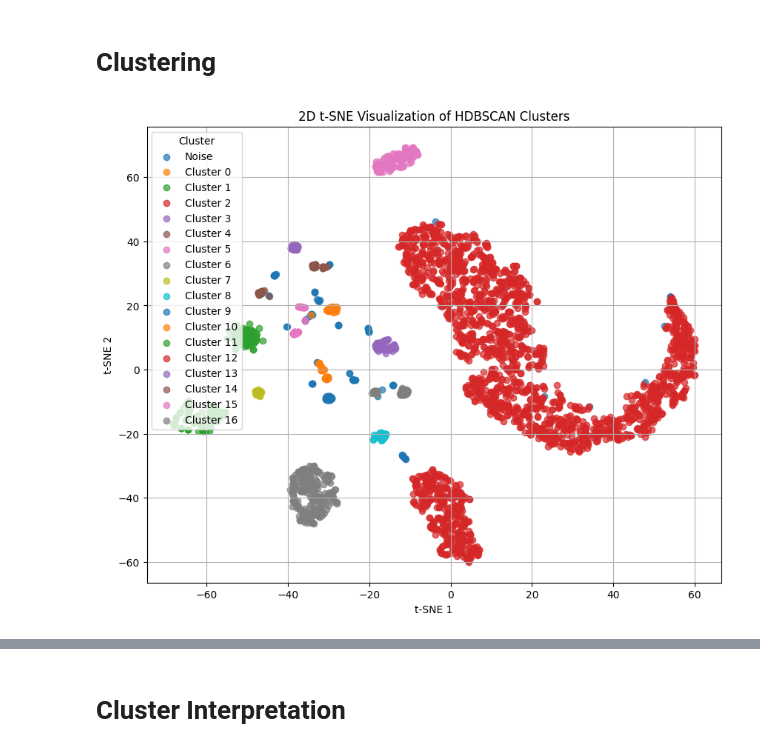
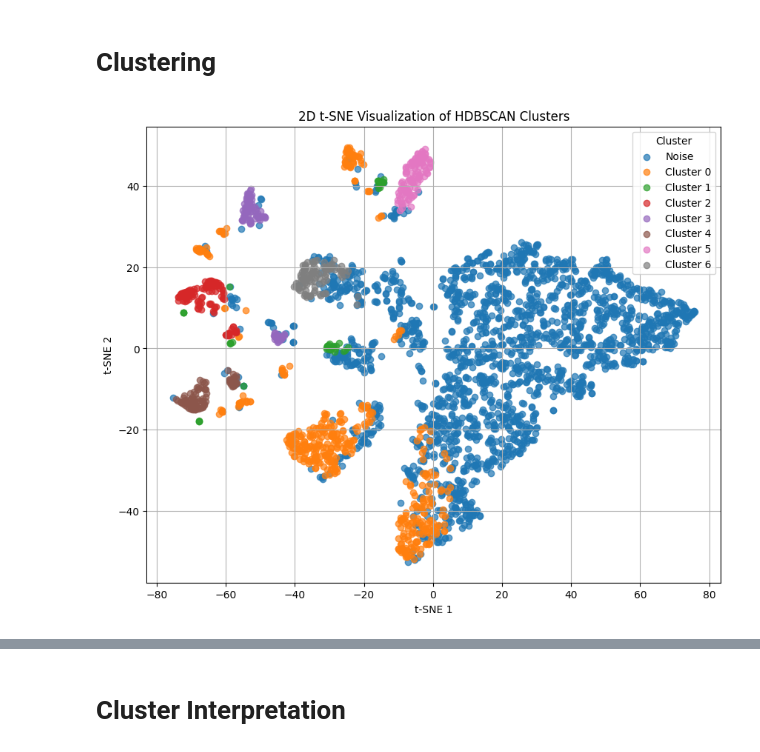
Before and after one commit to florivz/DDM-Project-WS24-25, a Jupyter notebook: analysis_new.ipynb, the cells around one changed output, grey strips where cells are left out. Cells and saved outputs as stored; diff of their text form; code cells hidden in the pictures.

```diff
--- a/analysis_new.ipynb
+++ b/analysis_new.ipynb
@@ -249,7 +402,7 @@ feature_df.head()
 # %% [markdown]
 # Data Preprocessing
 # %%
-df_final = feature_df.copy()
+df_final = df_merged.copy()
 # %%
 df_final.head()
 # %% [output]
@@ -302,0 +447,17 @@ for column in X_log_scaled.columns:
+# %%
+from sklearn.preprocessing import StandardScaler
+
+X = df_final.drop(columns=['FIPS'])
+scaler = StandardScaler()
+X_standard_scaled = scaler.fit_transform(X)
+
+X_standard_scaled = pd.DataFrame(X_standard_scaled, columns=X.columns)
+
+for column in X_standard_scaled.columns:
+    plt.figure(figsize=(8, 5))
+    plt.hist(X_standard_scaled[column], bins=20, edgecolor='black', alpha=0.7)
+    plt.title(f'Distribution of Column: {column}', fontsize=14)
+    plt.xlabel(column, fontsize=12)
+    plt.ylabel('Frequency', fontsize=12)
+    plt.grid(axis='y', linestyle='--', alpha=0.7)
+    plt.show()
@@ -334,35 +521,23 @@ X_pca = pca.fit_transform(X_log_scaled)
 # %% [markdown]
 # Clustering
 # %%
-hdbscan_clusterer = hdbscan.HDBSCAN(min_samples=10, min_cluster_size=20)
-clusters = hdbscan_clusterer.fit_predict(X_log_scaled)
-
+hdbscan_clusterer = hdbscan.HDBSCAN(min_samples=2, min_cluster_size=40)
+clusters = hdbscan_clusterer.fit_predict(X_standard_scaled)
 df_final['cluster'] = clusters
-
-tsne_2d = TSNE(n_components=2, random_state=1, perplexity=30)
-X_tsne_2d = tsne_2d.fit_transform(X_log_scaled)
-
+X_tsne_2d = TSNE(n_components=2, random_state=1, perplexity=30).fit_transform(X_log_scaled)
 plt.figure(figsize=(10, 8))
-unique_labels = sorted(set(clusters))
-
-for cluster_label in unique_labels:
-    indices = clusters == cluster_label
-    label = 'Noise' if cluster_label == -1 else f'Cluster {cluster_label}'
-    plt.scatter(
-        X_tsne_2d[indices, 0],
-        X_tsne_2d[indices, 1],
-        label=label,
-        alpha=0.7
-    )
-
+for c in np.unique(clusters):
+    i = clusters == c
+    l = 'Noise' if c == -1 else f'Cluster {c}'
+    plt.scatter(X_tsne_2d[i, 0], X_tsne_2d[i, 1], label=l, alpha=0.7)
 plt.title('2D t-SNE Visualization of HDBSCAN Clusters')
 plt.xlabel('t-SNE 1')
 plt.ylabel('t-SNE 2')
 plt.legend(title='Cluster')
 plt.grid(True)
 plt.show()
 # %% [output]
-[figure, old version]
+[figure, new version]
 # %%
 df_final['cluster'].unique()
 # %% [output]
```
Also changed, not shown: parts of 46 cells of this notebook.
